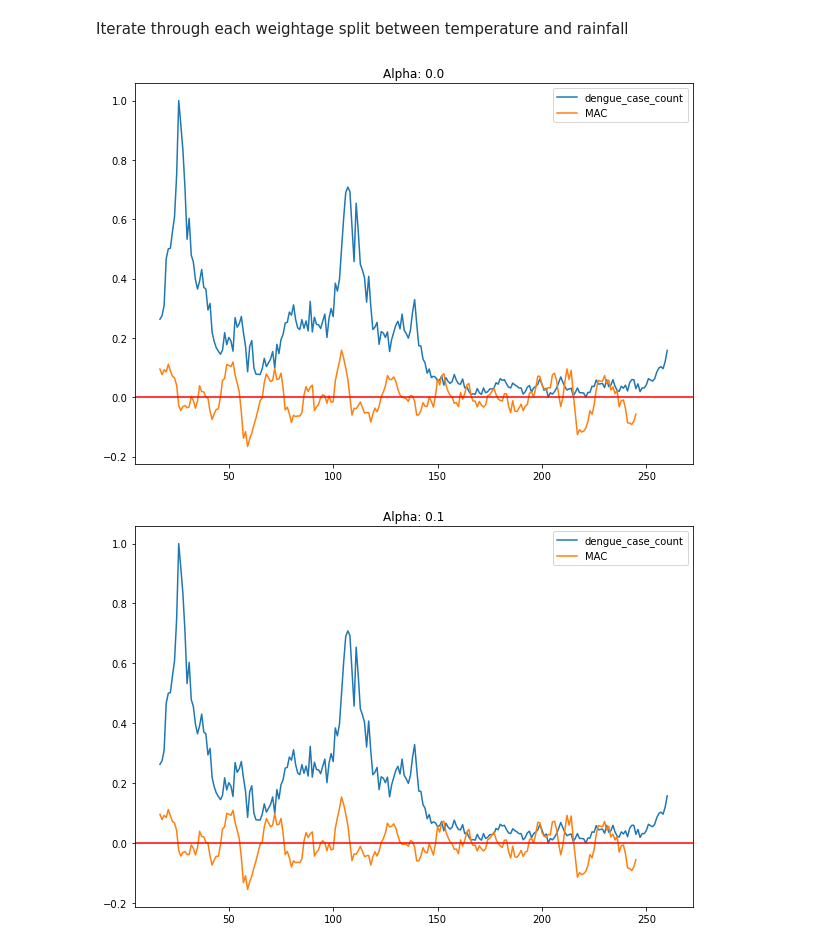
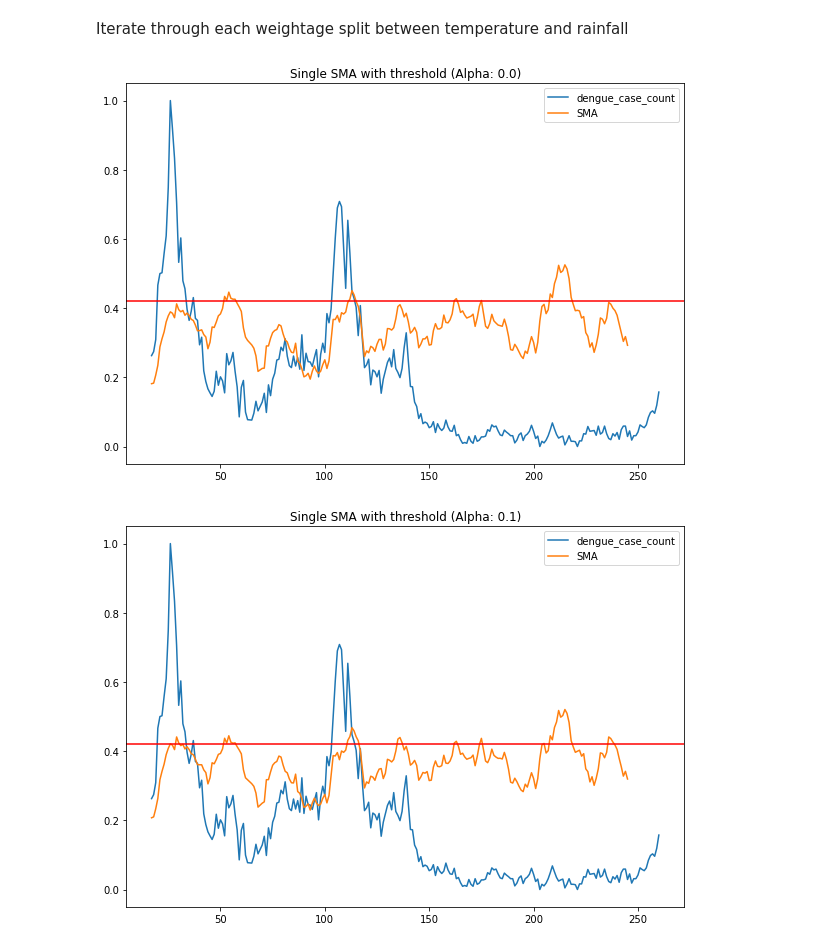
Before and after one commit to garyfoohw/GA_DSIF_Dengue, a Jupyter notebook: src/03a_predict_temporal.ipynb, the cells around one changed output. Saved outputs shown, nothing was run; the diff lists cells and outputs as text; code cells hidden in the pictures.

Commit message:
added predicting files

```diff
--- a/src/03a_predict_temporal.ipynb
+++ b/src/03a_predict_temporal.ipynb
@@ -56,14 +56,14 @@ mms=MinMaxScaler()
 # %%
 alphas=np.arange(0,1,0.1)
 # %%
-def generate_graph(d,alpha):
+def generate_graph_1(d,alpha):
     d['rainfall_weekly_cum']=mms.fit_transform(d[['rainfall_weekly_cum']])
     d['temperature_weekly_avg']=mms.fit_transform(d[['temperature_weekly_avg']])
     d['predict']=alpha*d['temperature_weekly_avg']+(1-alpha)*d['rainfall_weekly_cum']
     d['predict']=mms.fit_transform(d[['predict']])
     d['dengue_case_count']=mms.fit_transform(d[['dengue_case_count']])
-    d['SMAs']=d['predict'].rolling(15).mean().shift(periods=-15)
-    d['SMAf']=d['predict'].rolling(10).mean().shift(periods=-10)
-    d['MAC']=d['SMAs']-d['SMAf']
-    d.plot(figsize=(10,7),y=['dengue_case_count','MAC'],title=f"Alpha: {alpha}")
-    plt.axhline(y = 0.0, color = 'r', linestyle = '-')
+    d['SMA']=d['predict'].rolling(15).mean().shift(periods=-15)
+#     d['SMAf']=d['predict'].rolling(10).mean().shift(periods=-10)
+#     d['MAC']=d['SMAs']-d['SMAf']
+    d.plot(figsize=(10,7),y=['dengue_case_count','SMA'],title=f"Single SMA with threshold (Alpha: {alpha})")
+    plt.axhline(y = 0.42, color = 'r', linestyle = '-')
@@ -71,7 +83,7 @@ def generate_graph(d,alpha):
 Iterate through each weightage split between temperature and rainfall
 # %%
 for alpha in alphas:
-    generate_graph(df,alpha)
+    generate_graph_1(df,alpha)
 # %% [output]
-[figure, old version]
+[figure, new version]
-[figure, old version]
+[figure, new version]
```
Also changed, not shown: parts of 3 cells of this notebook.
